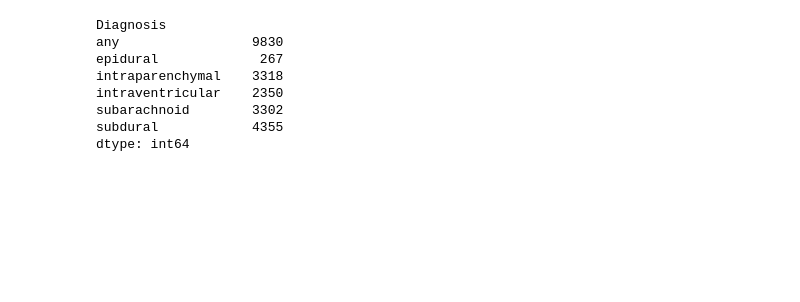
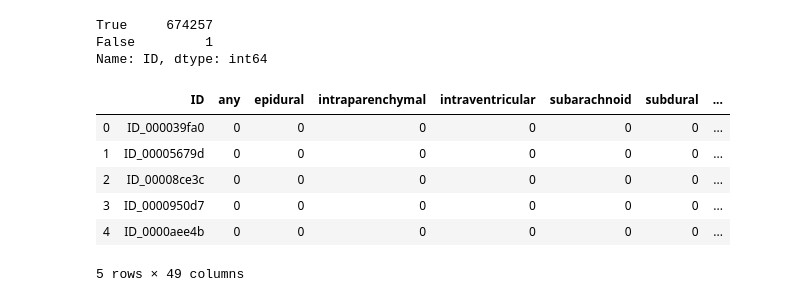
Before and after one commit to steermomo/kaggle-rsna, a Jupyter notebook: 02_checkData&makeLoader.ipynb, the cells around one changed output. Saved outputs shown, nothing was run; the diff lists cells and outputs as text; code cells hidden in the pictures; blank space fills up the shorter version.

```diff
--- a/02_checkData&makeLoader.ipynb
+++ b/02_checkData&makeLoader.ipynb
@@ -82,11 +122,0 @@ val.iloc[:, [1,2,3,4,5,6]].sum().plot(kind='bar')
-# %%
-val.iloc[:, [1,2,3,4,5,6]].sum()
-# %% [output]
-Diagnosis
-any                 9830
-epidural             267
-intraparenchymal    3318
-intraventricular    2350
-subarachnoid        3302
-subdural            4355
-dtype: int64
@@ -95,0 +123,19 @@ val.to_csv(f'{saved}/val.csv', index=False)
+# %%
+(merge_table['ID'].isin(png)).value_counts()
+# %% [output]
+True     674257
+False         1
+Name: ID, dtype: int64
+# %%
+merge_table = merge_table[merge_table['ID'].isin(png)]
+merge_table['Image'] = merge_table.ID
+# %%
+merge_table.head()
+# %% [output]
+|  | ID | any | epidural | intraparenchymal | intraventricular | subarachnoid | subdural | ... |
+| 0 | ID_000039fa0 | 0 | 0 | 0 | 0 | 0 | 0 | ... |
+| 1 | ID_00005679d | 0 | 0 | 0 | 0 | 0 | 0 | ... |
+| 2 | ID_00008ce3c | 0 | 0 | 0 | 0 | 0 | 0 | ... |
+| 3 | ID_0000950d7 | 0 | 0 | 0 | 0 | 0 | 0 | ... |
+| 4 | ID_0000aee4b | 0 | 0 | 0 | 0 | 0 | 0 | ... |
+5 rows × 49 columns
```
Also changed, not shown: parts of 25 cells of this notebook, 6 other files.
